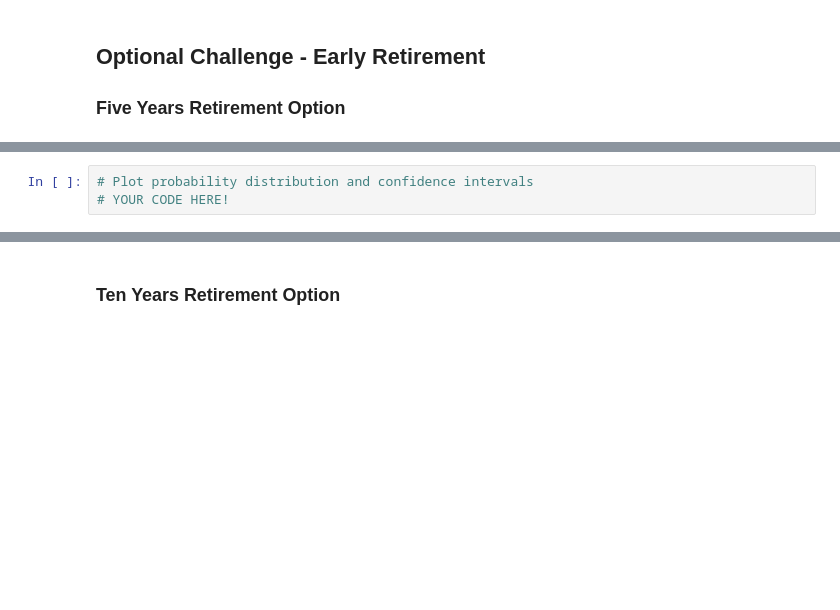
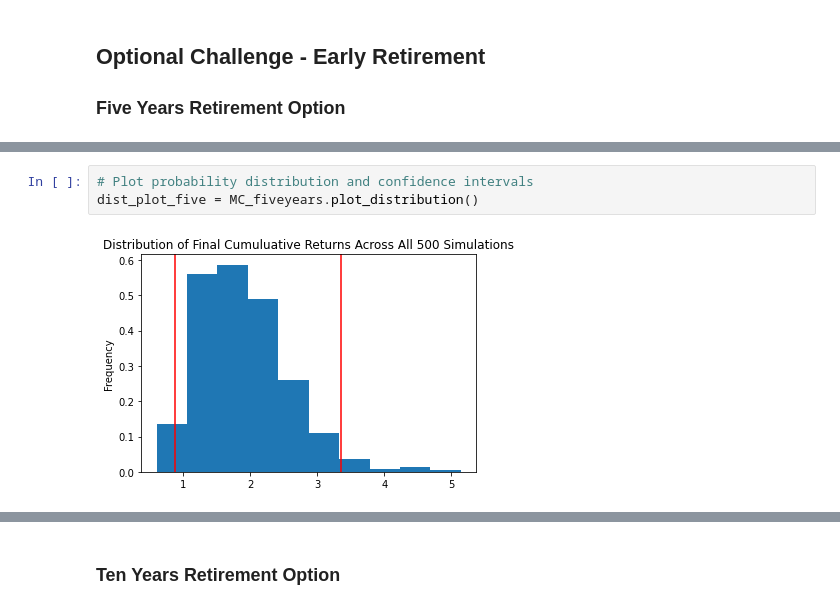
Before and after one commit to somyapanda/fintech-apis, a Jupyter notebook: financial-planner.ipynb, the cells around one changed output, grey strips where cells are left out. Cells and saved outputs as stored; diff of their text form; blank space fills up the shorter version.

```diff
--- a/financial-planner.ipynb
+++ b/financial-planner.ipynb
@@ -258,5 +393,7 @@ print(f"There is a 95% chance that an initial investment of ${initial_investment
 # %%
 # Plot probability distribution and confidence intervals
-# YOUR CODE HERE!
+dist_plot_five = MC_fiveyears.plot_distribution()
+# %% [output]
+[figure, added]
 # %%
 # Fetch summary statistics from the Monte Carlo simulation results
```
Also changed, not shown: parts of 30 cells of this notebook.
